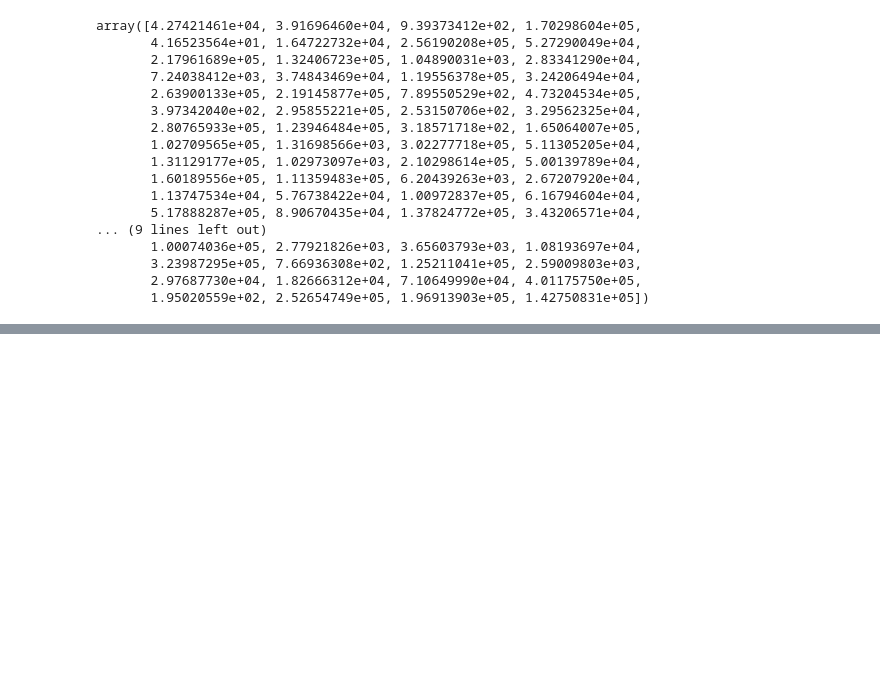
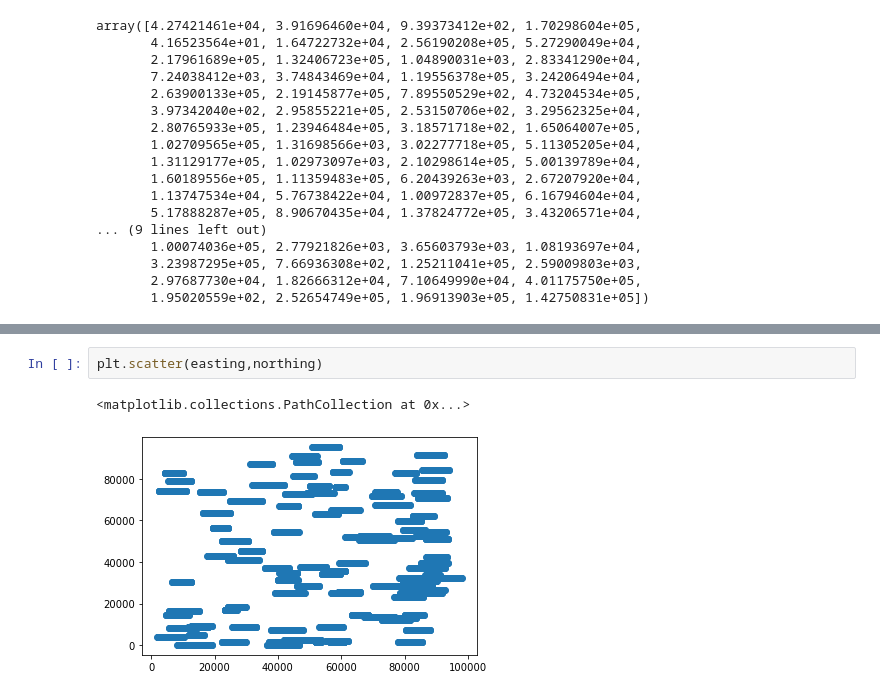
Before and after one commit to fang-helen/Final-Project-FRI, a Jupyter notebook: Final Project FRI.ipynb, the cells around one changed output, grey strips where cells are left out. Cells and saved outputs as stored; diff of their text form; blank space fills up the shorter version.

```diff
--- a/Final Project FRI.ipynb
+++ b/Final Project FRI.ipynb
@@ -389,0 +432,5 @@ porosityPredict = tree.predict(xPredict)
+# %%
+plt.scatter(easting,northing)
+# %% [output]
+<matplotlib.collections.PathCollection at 0x...>
+[figure, added]
```
Also changed, not shown: parts of 38 cells of this notebook.
